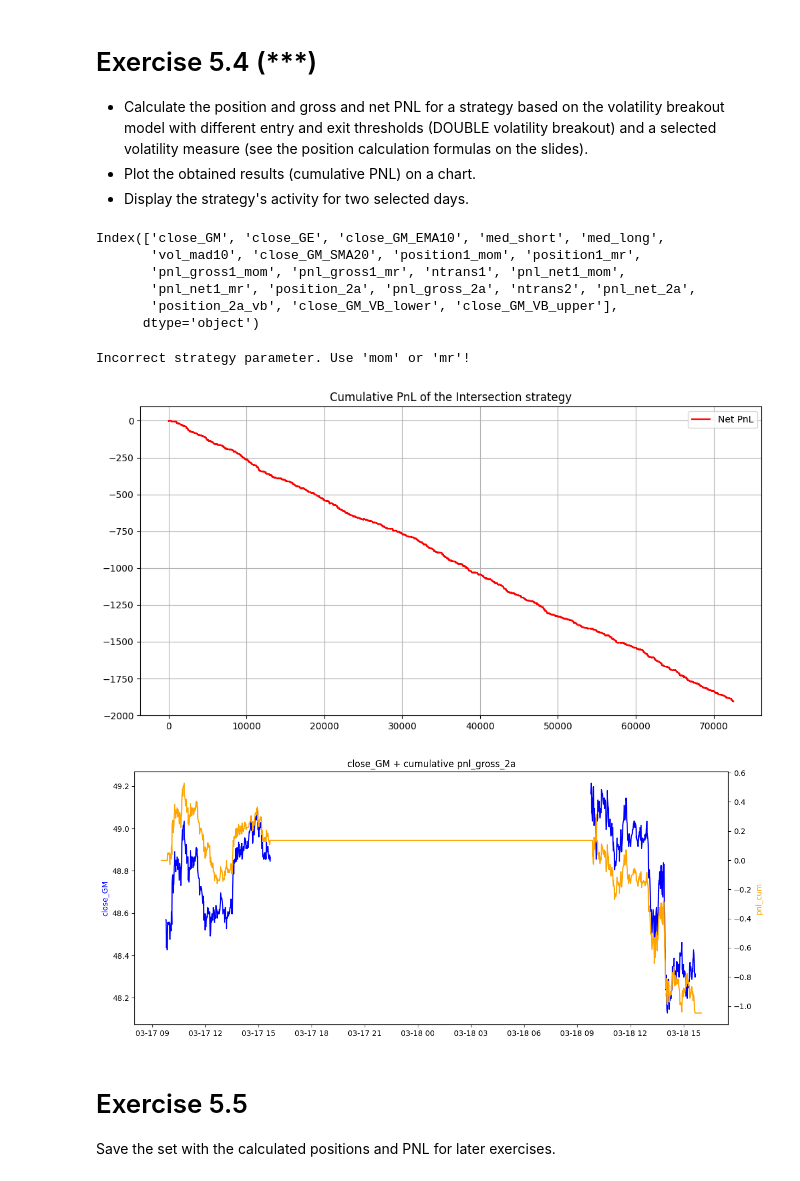
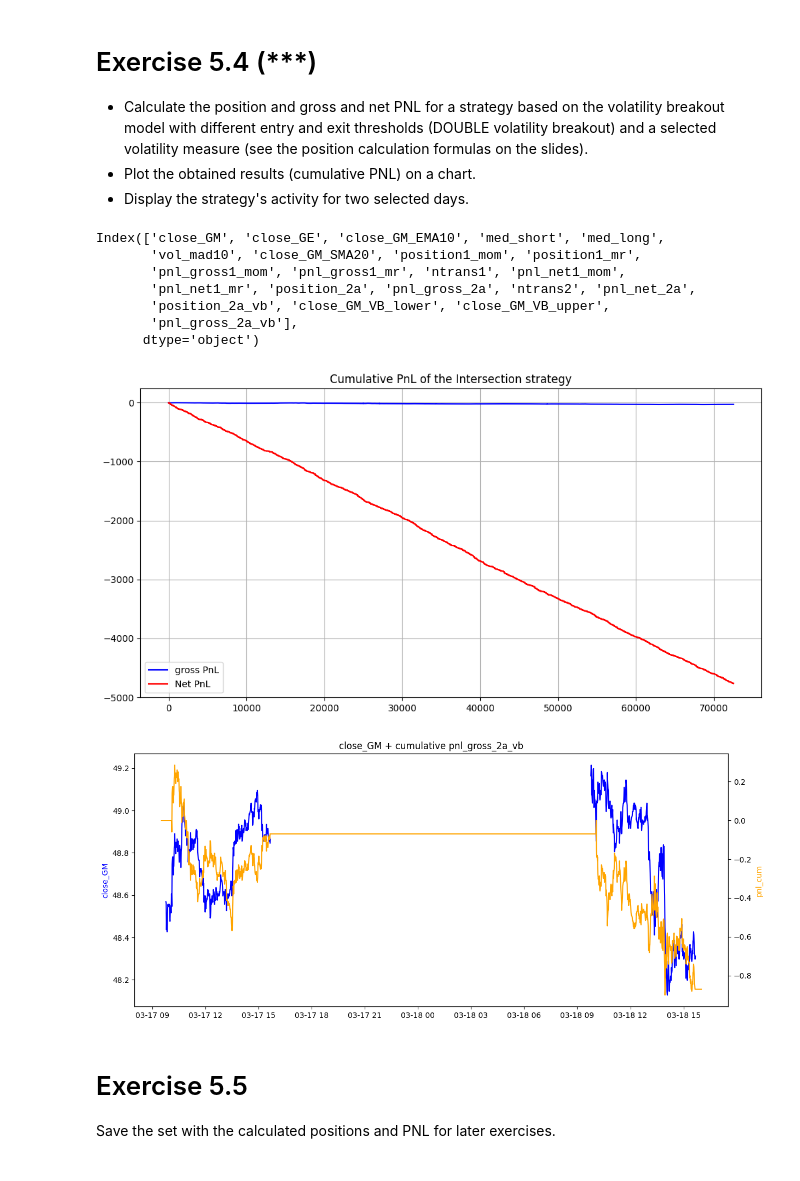
Before and after one commit to Shahahaha11/HFT-WNE, a Jupyter notebook: 05/HFD_05.ipynb, the cells around one changed output. Drawn from its saved outputs; the diff is of its cells as text; code cells hidden in the pictures.

```diff
--- a/05/HFD_05.ipynb
+++ b/05/HFD_05.ipynb
@@ -367,7 +367,7 @@ dataUSA_GM_GE['pnl_gross_2a'] = dataUSA_GM_GE['pnl_gross_2a'].fillna(0)
 
 
 dataUSA_GM_GE['ntrans2'] = dataUSA_GM_GE['position_2a'].diff().abs()
-dataUSA_GM_GE['pnl_net_2a'] = (dataUSA_GM_GE['pnl_gross1_mom'] - 1.5 * dataUSA_GM_GE['ntrans2'])
+dataUSA_GM_GE['pnl_net_2a'] = (dataUSA_GM_GE['pnl_gross_2a'] - 1.5 * dataUSA_GM_GE['ntrans2'])
 # %%
 # Plotting cumulative PnL
 dataUSA_GM_GE_plot = dataUSA_GM_GE.copy()
@@ -501,8 +503,21 @@ Index(['close_GM', 'close_GE', 'close_GM_EMA10', 'med_short', 'med_long',
        'vol_mad10', 'close_GM_SMA20', 'position1_mom', 'position1_mr',
        'pnl_gross1_mom', 'pnl_gross1_mr', 'ntrans1', 'pnl_net1_mom',
        'pnl_net1_mr', 'position_2a', 'pnl_gross_2a', 'ntrans2', 'pnl_net_2a',
-       'position_2a_vb', 'close_GM_VB_lower', 'close_GM_VB_upper'],
+       'position_2a_vb', 'close_GM_VB_lower', 'close_GM_VB_upper',
+       'pnl_gross_2a_vb'],
       dtype='object')
+# %%
+# setting the starting and ending times
+dataUSA_GM_GE.loc[dataUSA_GM_GE.between_time("09:30", "09:45").index,['position_2a_vb']] = 0
+dataUSA_GM_GE.loc[dataUSA_GM_GE.between_time("15:40", "16:00").index,['position_2a_vb']] = 0
+# Gross PnL and net PnL
+dataUSA_GM_GE['pnl_gross_2a_vb'] = (dataUSA_GM_GE['close_GM'].diff() * dataUSA_GM_GE['position_2a_vb'])
+
+dataUSA_GM_GE['pnl_gross_2a_vb'] = dataUSA_GM_GE['pnl_gross_2a_vb'].fillna(0)
+
+
+dataUSA_GM_GE['ntrans2'] = dataUSA_GM_GE['position_2a_vb'].diff().abs()
+dataUSA_GM_GE['pnl_net_2a_vb'] = (dataUSA_GM_GE['pnl_gross_2a_vb'] - 1.5 * dataUSA_GM_GE['ntrans2'])
 # %%
 # place for solution to Exercise 5.4
 # DOUBLE THE THRESHOLD
@@ -512,7 +527,7 @@ dataUSA_GM_GE['position_2a_vb'] = positionVB(
     lower = dataUSA_GM_GE['close_GM_SMA20'] - dataUSA_GM_GE['vol_mad10'] * 6,  # lower threshold
     upper = dataUSA_GM_GE['close_GM_SMA20'] + dataUSA_GM_GE['vol_mad10'] * 6,  # upper threshold
     pos_flat = pos_flat,  # flat position vector
-    strategy = 'Intersection'  #
+    strategy = 'mom'  #
 )
 
 
@@ -520,32 +535,35 @@ plt.figure(figsize=(12, 6))
 
 plt.plot(
     dataUSA_GM_GE_plot.index,
-    np.cumsum(dataUSA_GM_GE['pnl_net_2a']),
+    np.cumsum(dataUSA_GM_GE['pnl_gross_2a']),
+    color='blue', label='gross PnL')
+plt.plot(
+    dataUSA_GM_GE_plot.index,
+    np.cumsum(dataUSA_GM_GE['pnl_net_2a_vb']),
     color='red', label='Net PnL')
 
 plt.title("Cumulative PnL of the Intersection strategy")
 plt.legend()
 plt.grid()
 # %% [output]
-Incorrect strategy parameter. Use 'mom' or 'mr'!
-[figure, old version]
+[figure, new version]
 # %%
 two = dataUSA_GM_GE.loc['2025-03-16':'2025-03-18'].copy()
-two['pnl_cum'] = two['pnl_gross_2a'].cumsum()
+two['pnl_cum'] = two['pnl_gross_2a_vb'].cumsum()
 
 fig, ax1 = plt.subplots(figsize=(14,6))
 
 ax1.plot(two.index, two['close_GM'], label='close_GM', color='blue')
 ax1.set_ylabel('close_GM', color='blue')
 
 ax2 = ax1.twinx()
 ax2.plot(two.index, two['pnl_cum'], label='pnl_cum', color='orange')
 ax2.set_ylabel('pnl_cum', color='orange')
 
-plt.title('close_GM + cumulative pnl_gross_2a')
+plt.title('close_GM + cumulative pnl_gross_2a_vb')
 plt.show()
 # %% [output]
-[figure, old version]
+[figure, new version]
 # %% [markdown]
 # Exercise 5.5
 
```
Also changed, not shown: parts of 3 cells of this notebook, 6 other files.
